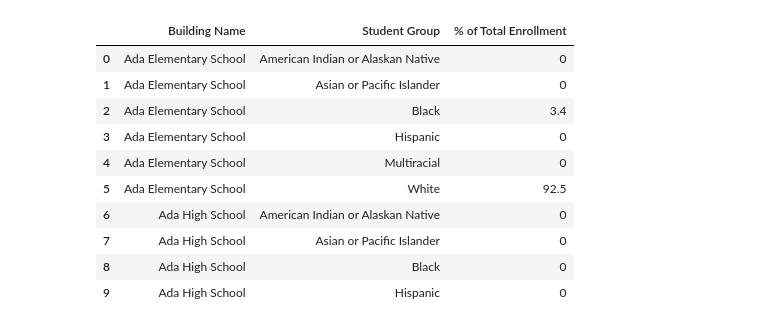
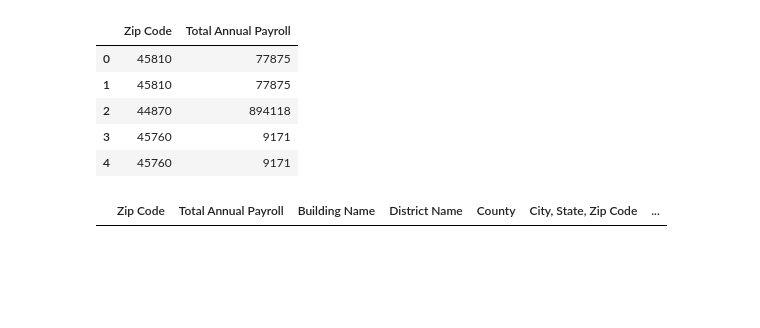
Before and after one commit to Teddi009x/Team_Scholastic_Crush, a Jupyter notebook: TeamScholasticCrush.ipynb, the cells around one changed output. Saved outputs shown, nothing was run; the diff lists cells and outputs as text; code cells hidden in the pictures; blank space fills up the shorter version.

Commit message:
Manual Merge with Teddy

```diff
--- a/TeamScholasticCrush.ipynb
+++ b/TeamScholasticCrush.ipynb
@@ -54,6 +229,21 @@ See the caveats in the documentation: http://pandas.pydata.org/pandas-docs/stabl
 public_df.to_csv("Resources/Public_ZipCode.csv", index=False, header=True)
 # %%
 public_df = public_df.loc[public_df["Performance Index Score 2015-16"] != "NC"]
+# %%
+public_payfoll_by_ZIP_df= public_payfoll_by_ZIP_df.rename(columns={"ZIPCODE": "Zip Code"})
+public_payfoll_by_ZIP_df.head()
+# %% [output]
+|  | Zip Code | Total Annual Payroll |
+| 0 | 45810 | 77875 |
+| 1 | 45810 | 77875 |
+| 2 | 44870 | 894118 |
+| 3 | 45760 | 9171 |
+| 4 | 45760 | 9171 |
+# %%
+public_pay_df = public_payfoll_by_ZIP_df.merge(public_df, on="Zip Code")
+public_pay_df
+# %% [output]
+|  | Zip Code | Total Annual Payroll | Building Name | District Name | County | City, State, Zip Code | ... |
 # %%
 csvpath2 = "Resources/Ethnicity.csv"
 raw_data_race = pd.read_csv(csvpath2)
@@ -64,19 +254,6 @@ ethnic_df = pd.read_csv(csvpath2)
 
 race_df = raw_data_race[["Building Name", "Student Group","% of Total Enrollment"]]
 race_df = race_df.replace(to_replace = "NC", value = 0)
-race_df = race_df.replace(to_replace = ">95", value = 95.1)
-# %% [output]
-|  | Building Name | Student Group | % of Total Enrollment |
-| 0 | Ada Elementary School | American Indian or Alaskan Native | 0 |
-| 1 | Ada Elementary School | Asian or Pacific Islander | 0 |
-| 2 | Ada Elementary School | Black | 3.4 |
-| 3 | Ada Elementary School | Hispanic | 0 |
-| 4 | Ada Elementary School | Multiracial | 0 |
-| 5 | Ada Elementary School | White | 92.5 |
-| 6 | Ada High School | American Indian or Alaskan Native | 0 |
-| 7 | Ada High School | Asian or Pacific Islander | 0 |
-| 8 | Ada High School | Black | 0 |
-| 9 | Ada High School | Hispanic | 0 |
 # %%
 
 df_white = race_df.loc[race_df["Student Group"] == "White", :]
```
Also changed, not shown: parts of 16 cells of this notebook, 6 other files.
